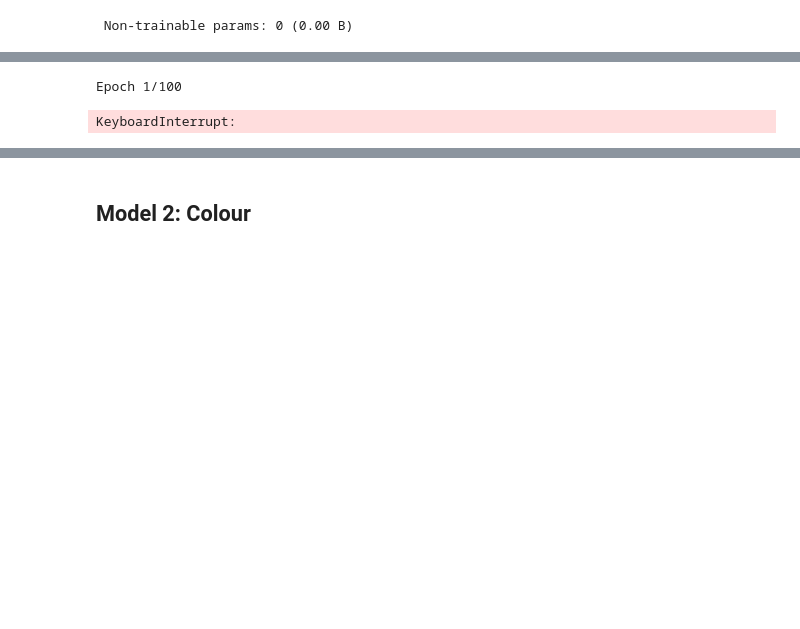
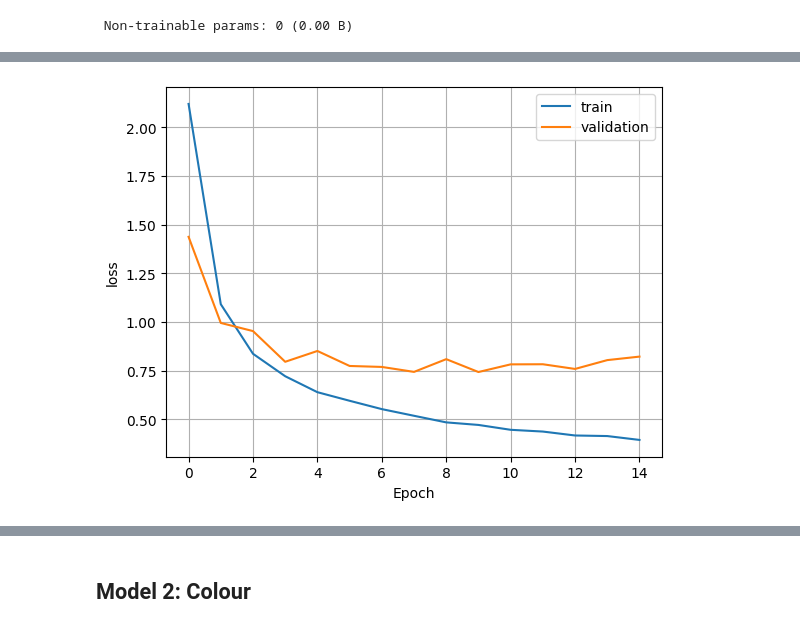
Before and after one commit to duechayapolgmit/gbui-projects-2024, a Jupyter notebook: assignment-2/g00388741_development.ipynb, the cells around one changed output, grey strips where cells are left out. Saved outputs shown, nothing was run; the diff lists cells and outputs as text; code cells hidden in the pictures; blank space fills up the shorter version.

Commit message:
all models complete - may need tweaking with dropouts but will see

```diff
--- a/assignment-2/g00388741_development.ipynb
+++ b/assignment-2/g00388741_development.ipynb
@@ -54,0 +57,12 @@ Your kernel may have been built without NUMA support.
+# %%
+# Plotting history graph
+def plot_loss(history, which='loss'):
+    plt.plot(history.history[which], label='train')
+    try:
+        plt.plot(history.history['val_'+which], label='validation')
+    except:
+        None
+    plt.xlabel('Epoch')
+    plt.ylabel(which)
+    plt.legend()
+    plt.grid(True)
@@ -159,4 +165,5 @@ model.compile(
     metrics=['accuracy'],
 )
 # %%
-callback = tf.keras.callbacks.EarlyStopping(monitor='val_loss', patience=5, restore_best_weights=True)
+callback = tf.keras.callbacks.EarlyStopping(monitor='val_loss', patience=4, restore_best_weights=True)
+history = model.fit(training_data_set, validation_data=validation_data_set, epochs=50, callbacks=[callback])
@@ -163,6 +196,5 @@ callback = tf.keras.callbacks.EarlyStopping(monitor='val_loss', patience=5, rest
-# %%
-history = model.fit(training_data_set, validation_data=validation_data_set, epochs=100, callbacks=[callback])
-# %% [output]
-Epoch 1/100
-KeyboardInterrupt:
+# %%
+plot_loss(history)
+# %% [output]
+[figure, added]
 # %%
```
Also changed, not shown: parts of 25 cells of this notebook.
